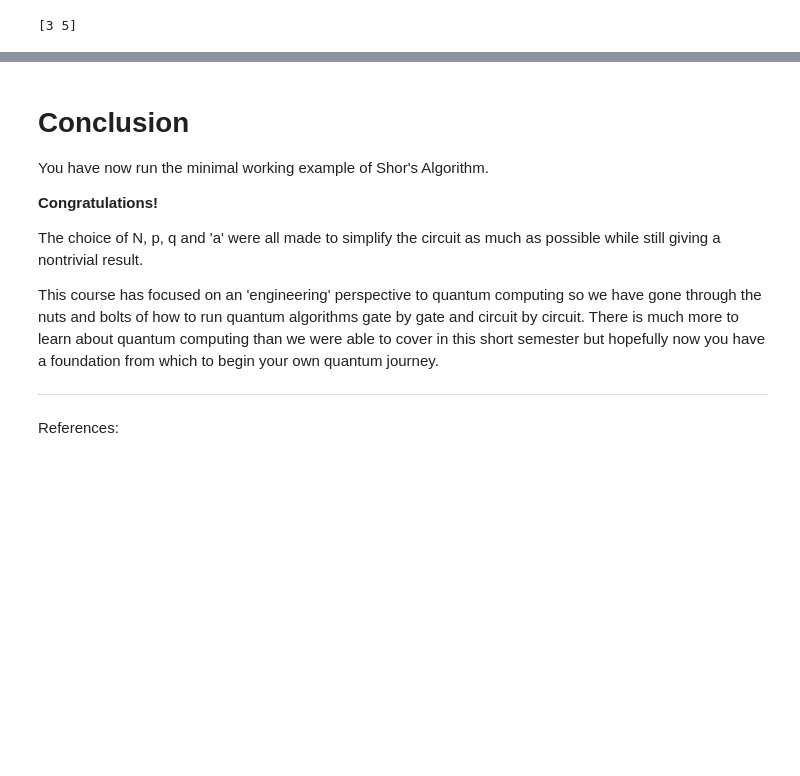
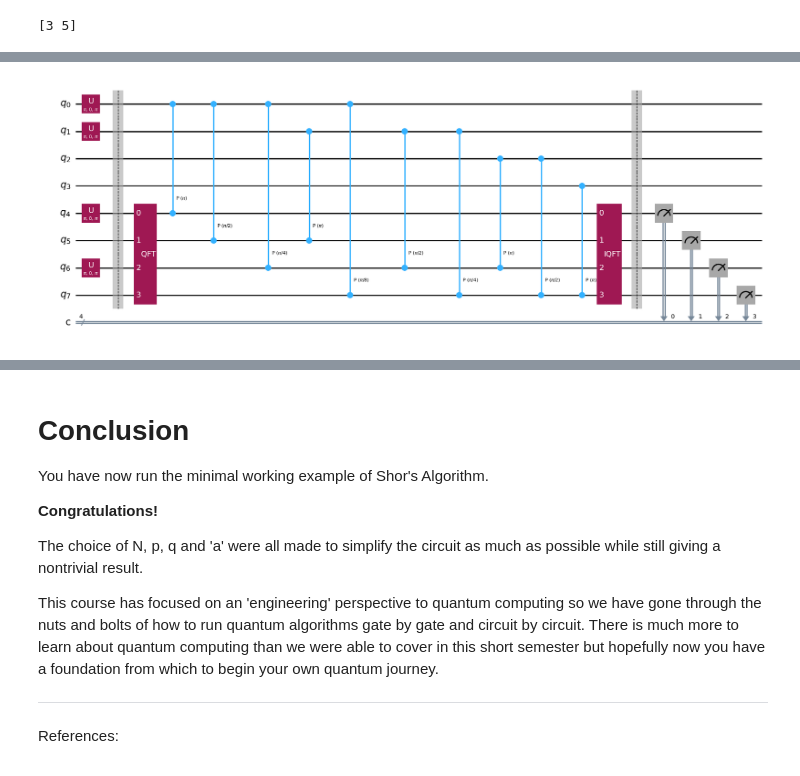
Before and after one commit to UMassIonTrappers/Introduction-to-Quantum-Computing, a Jupyter notebook: labs/Lab_12_Shor.ipynb, the cells around one changed output, grey strips where cells are left out. Saved outputs shown, nothing was run; the diff lists cells and outputs as text; code cells hidden in the pictures; blank space fills up the shorter version.

```diff
--- a/labs/Lab_12_Shor.ipynb
+++ b/labs/Lab_12_Shor.ipynb
@@ -1305,0 +1333,23 @@ print(np.round(guesses))
+# %%
+qc = QuantumCircuit(2*n,n)
+
+'''Initialize 3'''
+qc.x(0)
+qc.x(1)
+
+'''Initialize 5'''
+qc.x(4)
+qc.x(6)
+
+qc.barrier()
+
+qc.append(DraperQFTAdder(n), range(2*n))
+
+qc.barrier()
+
+qc.measure([4,5,6,7], range(n))
+
+
+qc.decompose(reps=2).draw('mpl')
+# %% [output]
+[figure, added]
```
Also changed, not shown: parts of 14 cells of this notebook.
